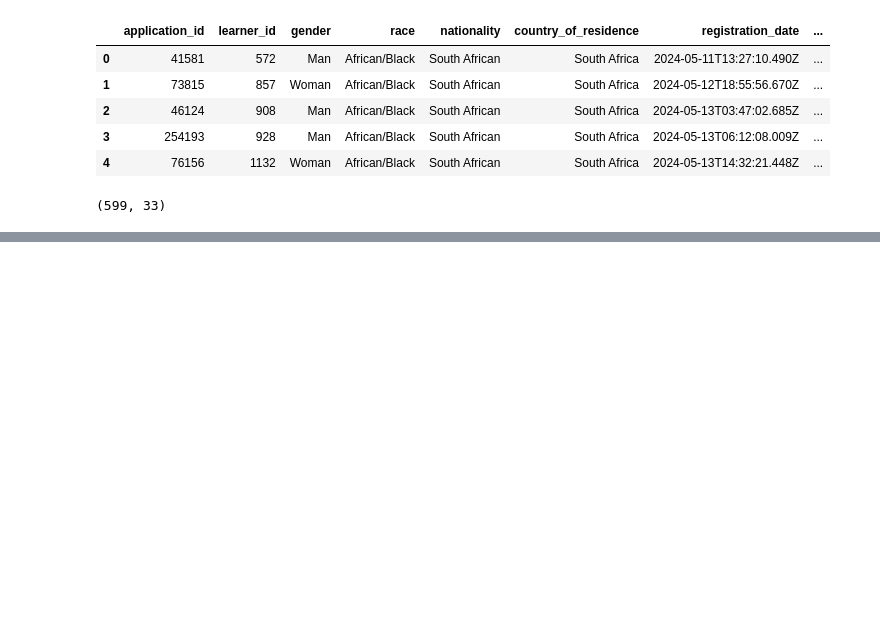
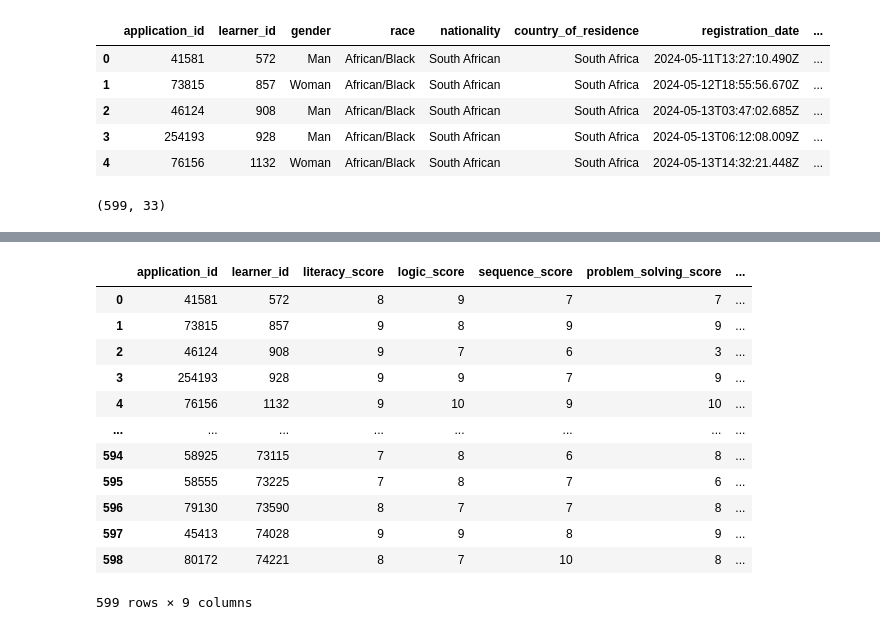
Before and after one commit to Nhlakanipho07/Umuzi-Skills-Test, a Jupyter notebook: notebook/applications_analysis.ipynb, the cells around one changed output, grey strips where cells are left out. Cells and saved outputs as stored; diff of their text form; code cells hidden in the pictures; blank space fills up the shorter version.

```diff
--- a/notebook/applications_analysis.ipynb
+++ b/notebook/applications_analysis.ipynb
@@ -123,6 +123,8 @@ for column_name in applications_df.columns:
         column_name = "Aptitude Total Score"
     elif column_name == "Programming language experince":
         column_name = "Programming language experience"
+    elif column_name == "Other programming language experince specify":
+        column_name = "other_programming_language_experience_specify"
 
     lower_columns.append(column_name.lower().replace(" ", "_"))
 
@@ -150,7 +152,7 @@ mandatory_columns = (
     "field_of_current_education",
     "highest_education_level",
     "programming_language_experience",
-    "other_programming_language_experince_specify",
+    "other_programming_language_experience_specify",
     "has_coding_experience",
     "numeracy_score",
     "logic_score",
@@ -259,0 +509,29 @@ applications_df.shape
+# %%
+aptitude_df = applications_df[
+    [
+        "application_id",
+        "learner_id",
+        "literacy_score",
+        "logic_score",
+        "sequence_score",
+        "problem_solving_score",
+        "numeracy_score",
+        "statistics_score",
+        "aptitude_total_score",
+    ]
+]
+aptitude_df
+# %% [output]
+|  | application_id | learner_id | literacy_score | logic_score | sequence_score | problem_solving_score | ... |
+| 0 | 41581 | 572 | 8 | 9 | 7 | 7 | ... |
+| 1 | 73815 | 857 | 9 | 8 | 9 | 9 | ... |
+| 2 | 46124 | 908 | 9 | 7 | 6 | 3 | ... |
+| 3 | 254193 | 928 | 9 | 9 | 7 | 9 | ... |
+| 4 | 76156 | 1132 | 9 | 10 | 9 | 10 | ... |
+| ... | ... | ... | ... | ... | ... | ... | ... |
+| 594 | 58925 | 73115 | 7 | 8 | 6 | 8 | ... |
+| 595 | 58555 | 73225 | 7 | 8 | 7 | 6 | ... |
+| 596 | 79130 | 73590 | 8 | 7 | 7 | 8 | ... |
+| 597 | 45413 | 74028 | 9 | 9 | 8 | 9 | ... |
+| 598 | 80172 | 74221 | 8 | 7 | 10 | 8 | ... |
+599 rows × 9 columns
```
Also changed, not shown: parts of 13 cells of this notebook.
